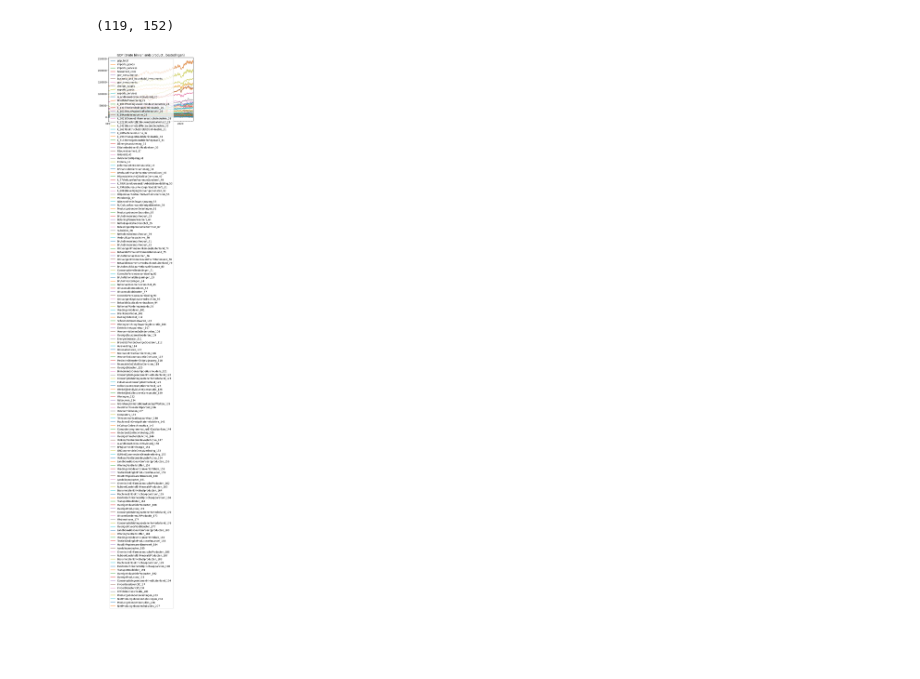
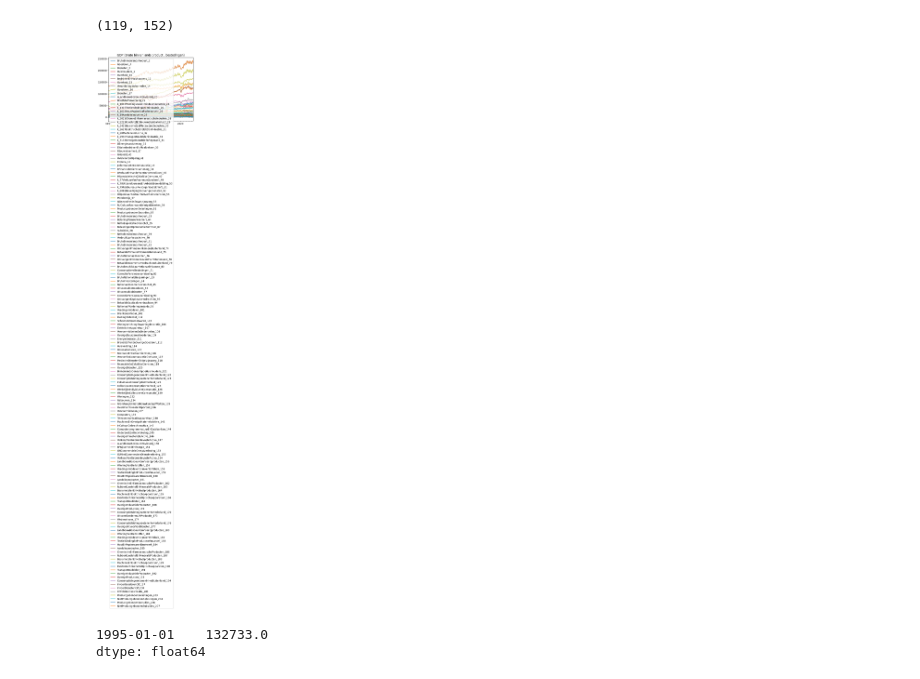
Before and after one commit to powell001/NowCast_Data_v2, a Jupyter notebook: src/a01_cbs_data_nonseasonalized_v2.ipynb, the cells around one changed output. Drawn from its saved outputs; the diff is of its cells as text; code cells hidden in the pictures; blank space fills up the shorter version.

```diff
--- a/src/a01_cbs_data_nonseasonalized_v2.ipynb
+++ b/src/a01_cbs_data_nonseasonalized_v2.ipynb
@@ -48,42 +49,53 @@ def macro_data_cbs(identifier, verbose = False):
     # remove Totaal columns
     all_data = all_data.loc[:, ~all_data.columns.str.contains('Totaal')]
     # remove Saldo columns
     all_data = all_data.loc[:, ~all_data.columns.str.contains('Saldo')]
     # remove CifFobCorrectie columns
     all_data = all_data.loc[:, ~all_data.columns.str.contains('CifFobCorrectie')]
 
-    all_data.rename(columns = { 'BrutoBinnenlandsProduct_2': 'gdp_total',
-                                'Goederen_4': 'imports_goods',
-                                'Diensten_5': 'imports_services',
-                                'Huishoudens_9': 'household_cons',
-                                'Overheid_10': 'gov_consumption',
-                                'Totaal_11': 'total_investments',
-                                'BedrijvenEnHuishoudens_12': 'business_and_household_investments',
-                                'Overheid_13': 'gov_investments',
-                                'VeranderingInVoorraden_14': 'change_supply',
-                                'Goederen_16': 'exports_goods',
-                                'Diensten_17': 'exports_services'}, inplace = True)
+    # all_data.rename(columns = { 'BrutoBinnenlandsProduct_2': 'gdp_total',
+    #                             'Goederen_4': 'imports_goods',
+    #                             'Diensten_5': 'imports_services',
+    #                             'Huishoudens_9': 'household_cons',
+    #                             'Overheid_10': 'gov_consumption',
+    #                             'Totaal_11': 'total_investments',
+    #                             'BedrijvenEnHuishoudens_12': 'business_and_household_investments',
+    #                             'Overheid_13': 'gov_investments',
+    #                             'VeranderingInVoorraden_14': 'change_supply',
+    #                             'Goederen_16': 'exports_goods',
+    #                             'Diensten_17': 'exports_services'}, inplace = True)
 
 
     ######################
     # Set data index
     ######################
     all_data.index = pd.date_range(start=start_date, periods = all_data.shape[0], freq="Q").to_period('Q')
     # this adds one day, so that we can go to the first of a month
     all_data.index = pd.PeriodIndex(all_data.index, freq='Q').to_timestamp() #+ datetime.timedelta(days=1) #pd.offsets.QuarterEnd()
 
     print(all_data.shape)
 
+    all_data.to_csv("tmp2.csv")
+
     return all_data
 
 
 NLD_basic_macro_data = macro_data_cbs(identifier = '85879NED', verbose = False)
 NLD_basic_macro_data.to_csv(output + "cbs_basic_macro_NOT_SEASONCORRECTED_qt.csv")
 
 NLD_basic_macro_data.plot()
 plt.title('GDP (Bruto binnenlands product , bestedingen)')
 plt.savefig(figures + "NLD_basic_macro_data.png")
 plt.show()
 # %% [output]
 (119, 152)
-[figure, old version]
+[figure, new version]
+# %%
+build_up = NLD_basic_macro_data.loc[["1995-01-01"], ["BrutoBinnenlandsProduct_2", "Goederen_4", "Diensten_5","Huishoudens_9", "Overheid_10",
+                                                     "BedrijvenEnHuishoudens_12", "Overheid_13", "VeranderingInVoorraden_14", "Goederen_16", "Diensten_17"]]
+
+
+-build_up['Goederen_4'] - build_up['Diensten_5'] + build_up['Huishoudens_9'] + build_up['Overheid_10'] + build_up['BedrijvenEnHuishoudens_12'] + build_up['Overheid_13'] + build_up['VeranderingInVoorraden_14'] + build_up['Goederen_16'] + build_up['Diensten_17']
+# %% [output]
+1995-01-01    132733.0
+dtype: float64
```
Also changed, not shown: parts of 2 cells of this notebook.
